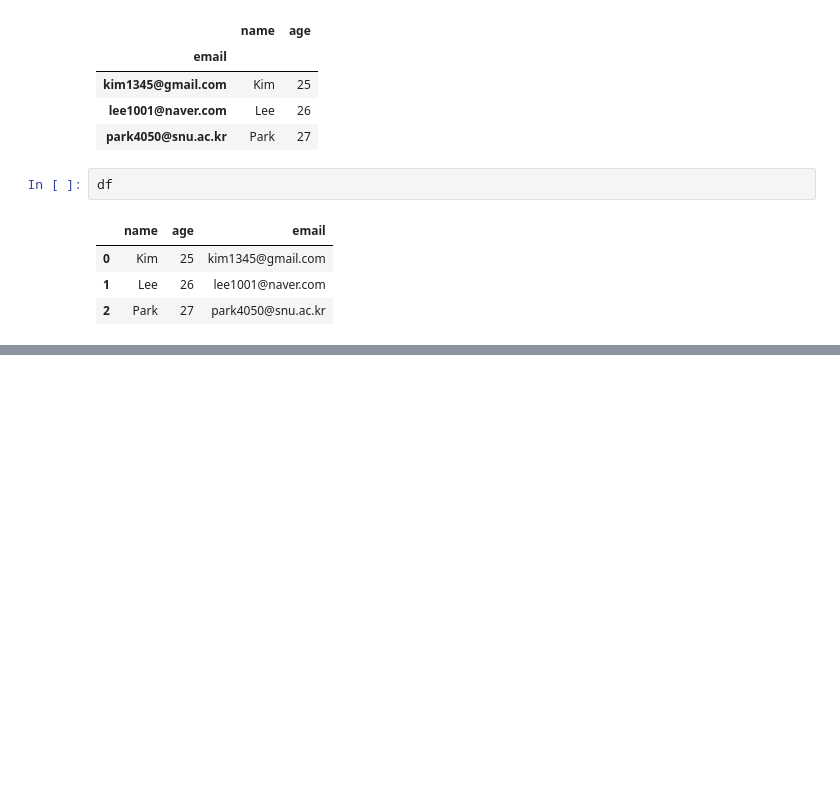
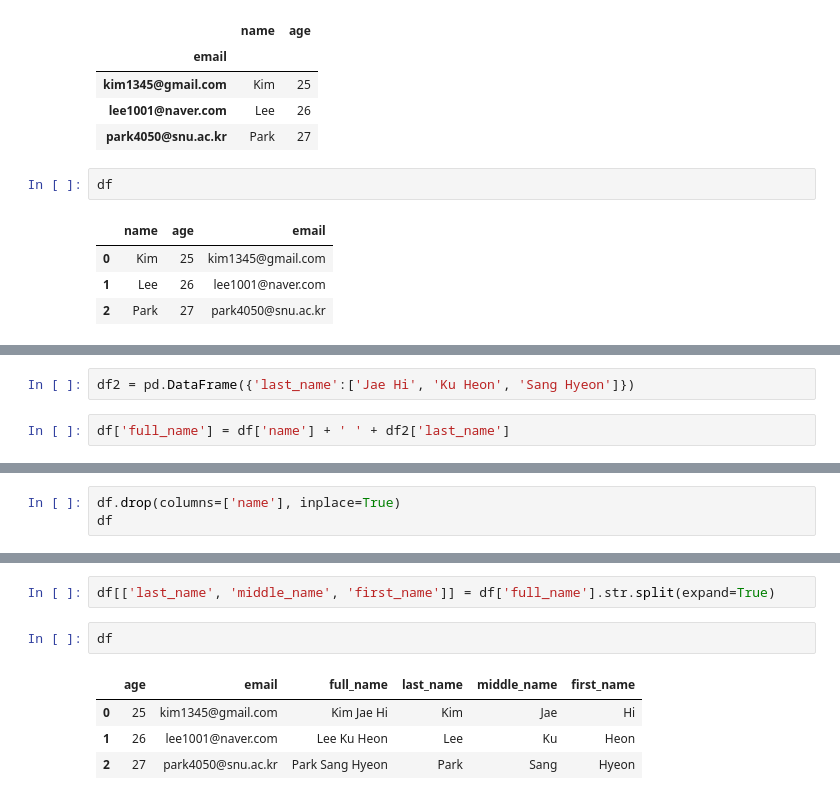
Before and after one commit to AirHorizons/WebProgrammingStudy, a Jupyter notebook: Week03/HS/pandas_minidata.ipynb, the cells around one changed output, grey strips where cells are left out. Drawn from its saved outputs; the diff is of its cells as text; blank space fills up the shorter version.

```diff
--- a/Week03/HS/pandas_minidata.ipynb
+++ b/Week03/HS/pandas_minidata.ipynb
@@ -24,0 +73,4 @@ df
+# %%
+df2 = pd.DataFrame({'last_name':['Jae Hi', 'Ku Heon', 'Sang Hyeon']})
+# %%
+df['full_name'] = df['name'] + ' ' + df2['last_name']
@@ -24,0 +84,3 @@ df
+# %%
+df.drop(columns=['name'], inplace=True)
+df
@@ -24,0 +99,9 @@ df
+# %%
+df[['last_name', 'middle_name', 'first_name']] = df['full_name'].str.split(expand=True)
+# %%
+df
+# %% [output]
+|  | age | email | full_name | last_name | middle_name | first_name |
+| 0 | 25 | kim1345@gmail.com | Kim Jae Hi | Kim | Jae | Hi |
+| 1 | 26 | lee1001@naver.com | Lee Ku Heon | Lee | Ku | Heon |
+| 2 | 27 | park4050@snu.ac.kr | Park Sang Hyeon | Park | Sang | Hyeon |
```
Also changed, not shown: parts of 14 cells of this notebook, 4 other files.
